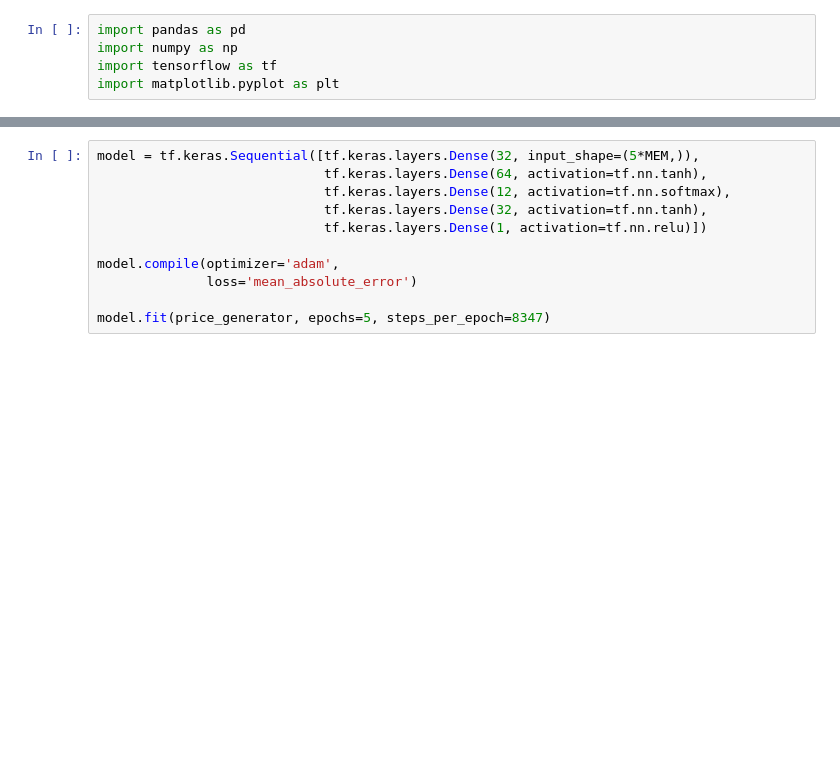
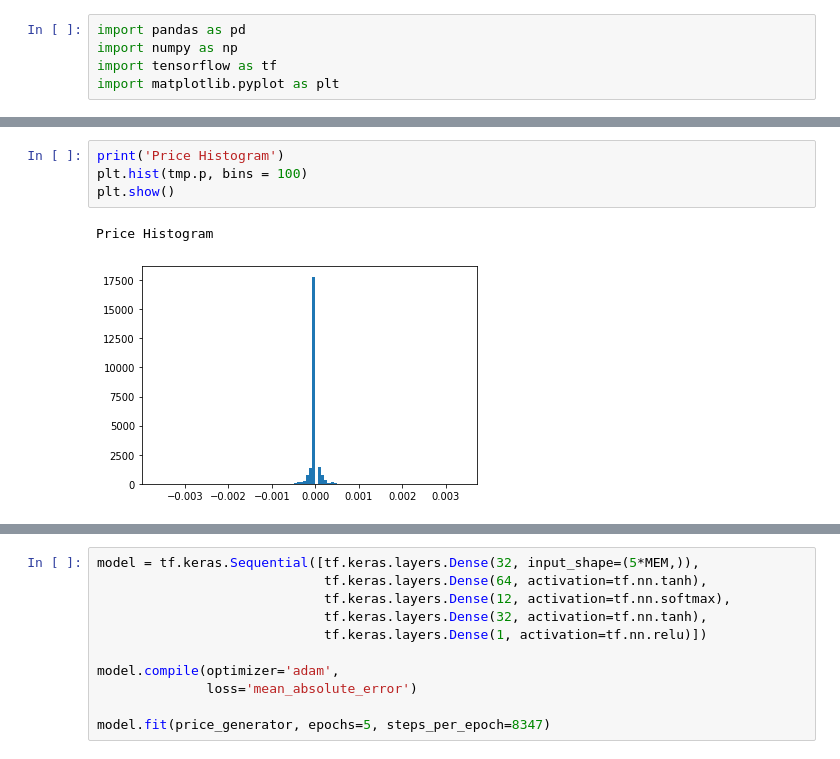
Before and after one commit to loganmallory/Unreal-Trading, a Jupyter notebook: Learning.ipynb, the cells around one changed output, grey strips where cells are left out. Saved outputs shown, nothing was run; the diff lists cells and outputs as text; blank space fills up the shorter version.

```diff
--- a/Learning.ipynb
+++ b/Learning.ipynb
@@ -97,0 +221,7 @@ plt.show()
+# %%
+print('Price Histogram')
+plt.hist(tmp.p, bins = 100)
+plt.show()
+# %% [output]
+Price Histogram
+[figure, added]
```
Also changed, not shown: parts of 9 cells of this notebook.
